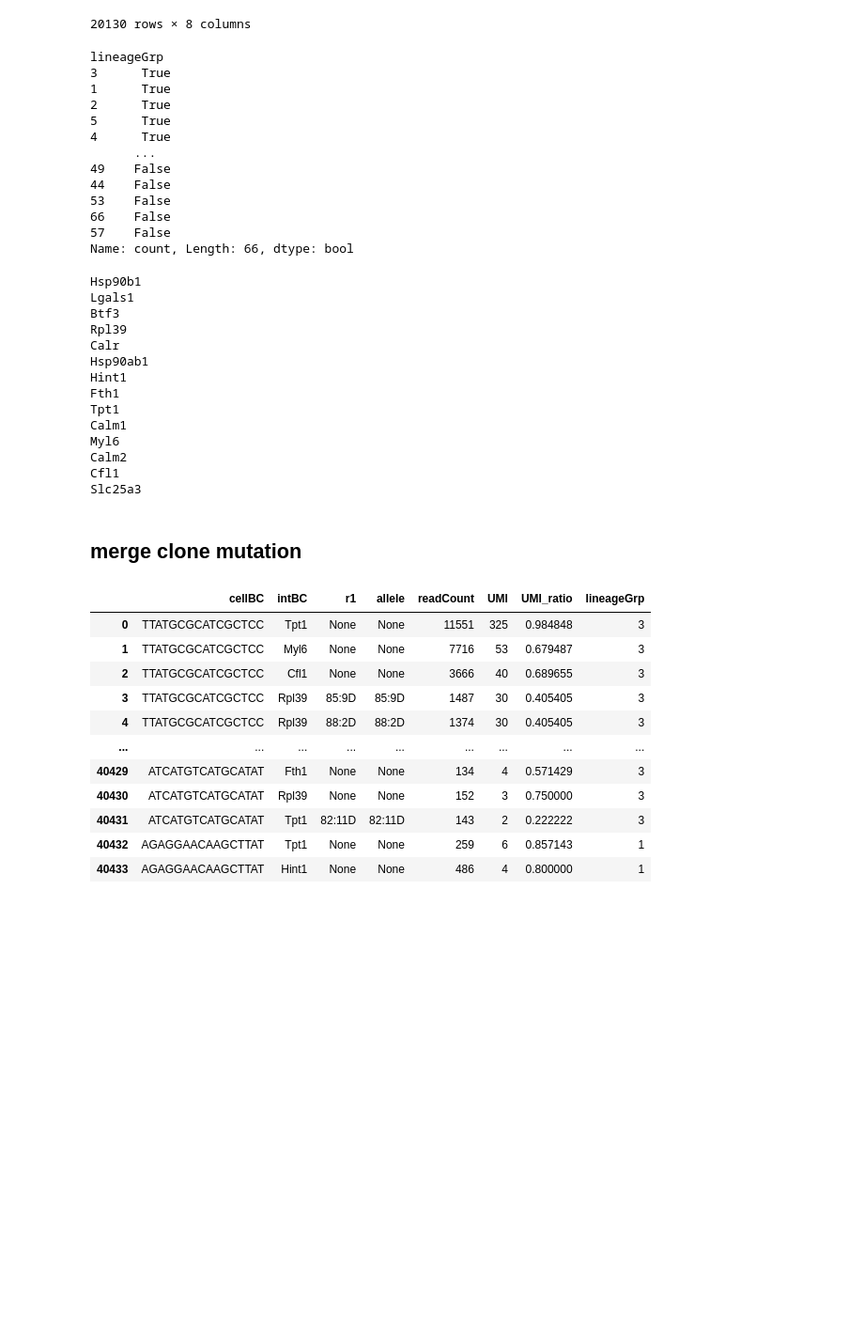
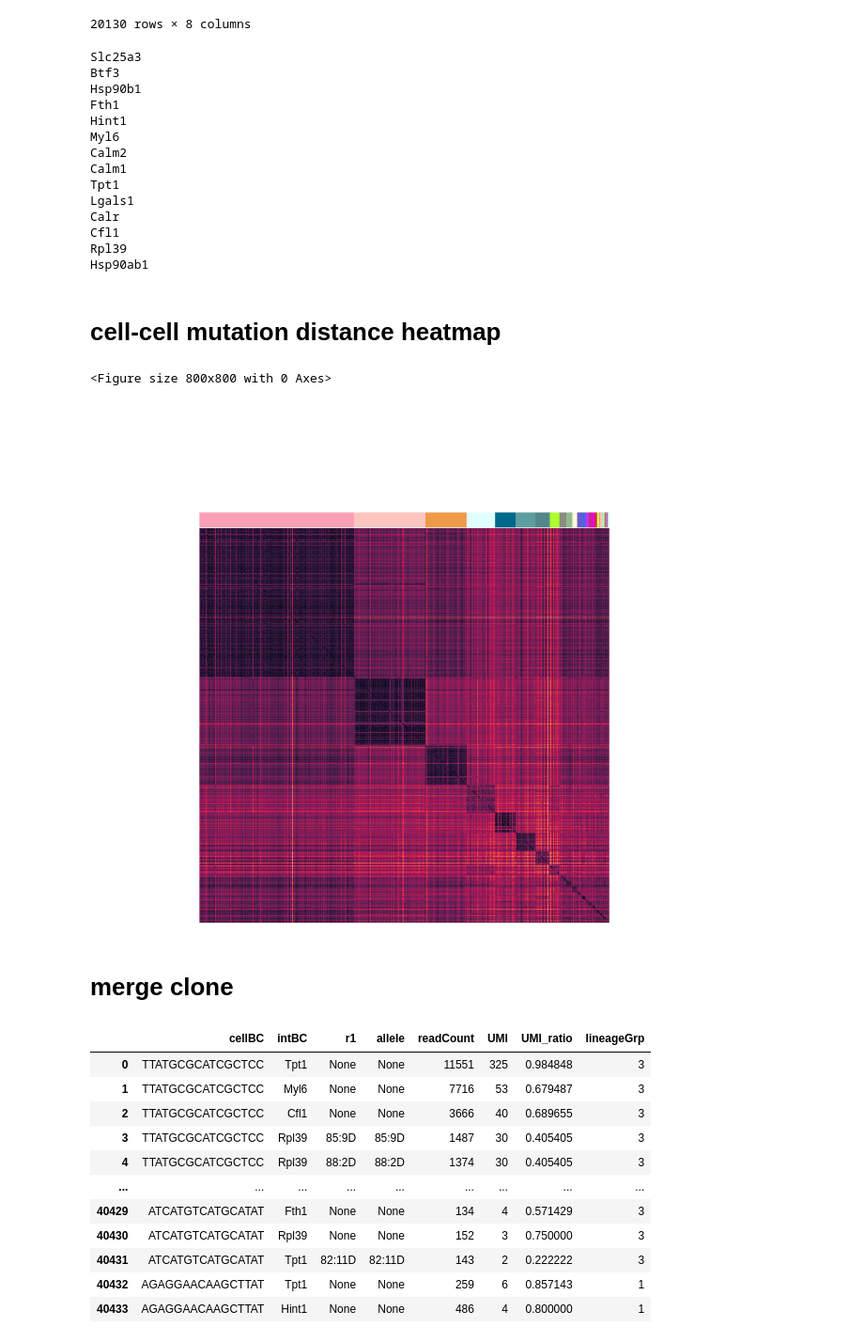
Before and after one commit to liangzhenhou/eTRACER, a Jupyter notebook: LineageTracing/scMultiome/step02_clone_detection_and_allele_table_generation.ipynb, the cells around one changed output. Shown at 94% size. Saved outputs shown, nothing was run; the diff lists cells and outputs as text; code cells hidden in the pictures; blank space fills up the shorter version.

```diff
--- a/LineageTracing/scMultiome/step02_clone_detection_and_allele_table_generation.ipynb
+++ b/LineageTracing/scMultiome/step02_clone_detection_and_allele_table_generation.ipynb
@@ -364,0 +186,3 @@ cell_lineage.to_csv('/syn1/liangzhen/jinhua_jilab_project/result/DNA_Amplicon/mu
+# %%
+cell_intBC = pd.read_csv('/syn1/liangzhen/jinhua_jilab_project/result/DNA_Amplicon/multiome/multiome_staticBC.csv')
+cell_intBC
@@ -364,0 +207,18 @@ cell_lineage.to_csv('/syn1/liangzhen/jinhua_jilab_project/result/DNA_Amplicon/mu
+# %%
+cell_lineageGrp = []
+
+for cellBC,intBC in zip(cell_intBC.cellBC,cell_intBC.intBC):
+    for intBCs,lineageGrp in zip(lineageGrp_intBCs.intBCs,lineageGrp_intBCs.index):
+        if intBC in intBCs:
+            cell_lineageGrp.append([cellBC,intBC,lineageGrp])
+            continue
+
+cell_lineageGrp_df = pd.DataFrame(cell_lineageGrp)
+cell_lineageGrp_df.columns = ['cellBC','intBC','lineageGrp']
+cell_lineageGrp_df_weight = pd.merge(cell_intBC,cell_lineageGrp_df,on=['cellBC','intBC'],how='inner')
+#cell_lineageGrp_df_weight = cell_lineageGrp_df_weight.drop_duplicates(subset=['cellBC','num'],keep=False)
+cell_lineageGrp_df_weight = cell_lineageGrp_df_weight.groupby(['cellBC','lineageGrp'])['num'].sum().reset_index()
+cell_lineageGrp_df_weight = cell_lineageGrp_df_weight.sort_values(['num'],ascending=False)
+cell_lineageGrp_df_weight = cell_lineageGrp_df_weight.drop_duplicates(subset=['cellBC'],keep='first')
+cell_lineageGrp_df_weight.index = cell_lineageGrp_df_weight.cellBC.astype('str')
+cell_lineageGrp_df_weight
@@ -910,23 +726,7 @@ allele_table
 | 40431 | ATCATGTCATGCATAT | Tpt1 | 82:11D | 82:11D | 143 | 2 | 0.222222 | 3 |
 20130 rows × 8 columns
 # %%
-cell_lineage = pd.read_csv('/syn1/liangzhen/jinhua_jilab_project/result/DNA_Amplicon/multiome/cell_lineage.csv')
+cell_lineage = pd.read_csv('/syn1/liangzhen/jinhua_jilab_project/result/DNA_Amplicon/multiome/cell_lineage_alignment.csv')
-# %%
-cell_lineage['lineageGrp'].value_counts() > 100
-# %% [output]
-lineageGrp
-3      True
-1      True
-2      True
-5      True
-4      True
-      ...
-49    False
-44    False
-53    False
-66    False
-57    False
-Name: count, Length: 66, dtype: bool
 # %%
 gene_names = set(allele_table['intBC'])
 
@@ -953,7 +753,7 @@ for lineageGrp in cell_lineage['lineageGrp'].unique():
 
     cell_mutation_matrix_lineageGrp = cell_mutation_matrix.loc[cell_mutation_matrix.index.isin(cell_lineage[cell_lineage['lineageGrp'].isin([lineageGrp])]['cellBC']),:]
     cell_mutation_matrix_lineageGrp = cell_mutation_matrix_lineageGrp.astype(int)
-    if cell_mutation_matrix_lineageGrp.shape[0] < 50:
+    if cell_mutation_matrix_lineageGrp.shape[0] < 15:
         continue
 
     cell_mutation_matrix_lineageGrp = cell_mutation_matrix_lineageGrp.loc[:, (cell_mutation_matrix_lineageGrp != 0).any(axis=0)]
@@ -970,17 +770,19 @@ for lineageGrp in cell_lineage['lineageGrp'].unique():
         for index, line in cell_mutation_sequence.items():
             file.write(f"{index}\t{line}\n")
 # %% [output]
+Slc25a3
+Btf3
 Hsp90b1
-Lgals1
-Btf3
-Rpl39
-Calr
-Hsp90ab1
+Fth1
 Hint1
-Fth1
-Tpt1
-Calm1
 Myl6
 Calm2
+Calm1
+Tpt1
+Lgals1
+Calr
 Cfl1
-Slc25a3
+Rpl39
+Hsp90ab1
+# %% [markdown]
+# cell-cell mutation distance heatmap
@@ -987,5 +828,17 @@ Slc25a3
+# %%
+plt.rcParams['pdf.fonttype'] = 42
+plt.gcf().set_size_inches(8, 8)
+g = sns.clustermap(result,row_cluster=False,col_cluster=False,yticklabels=False,xticklabels=False,col_colors=data_colors,figsize=[8,8])
+g.ax_heatmap.set_xlabel('')
+g.ax_heatmap.set_ylabel('')
+g.cax.set_visible(False)
+plt.savefig('/syn1/liangzhen/jinhua_jilab_project/result/Figures/Figure2.sup/cell_mutation_distance_heatmap_multiome.png',dpi=300)
+plt.show()
+# %% [output]
+<Figure size 800x800 with 0 Axes>
+[figure, added]
 # %% [markdown]
-## merge clone mutation
+# merge clone
 # %%
 import pandas as pd
 # %%
```
Also changed, not shown: parts of 45 cells of this notebook.
